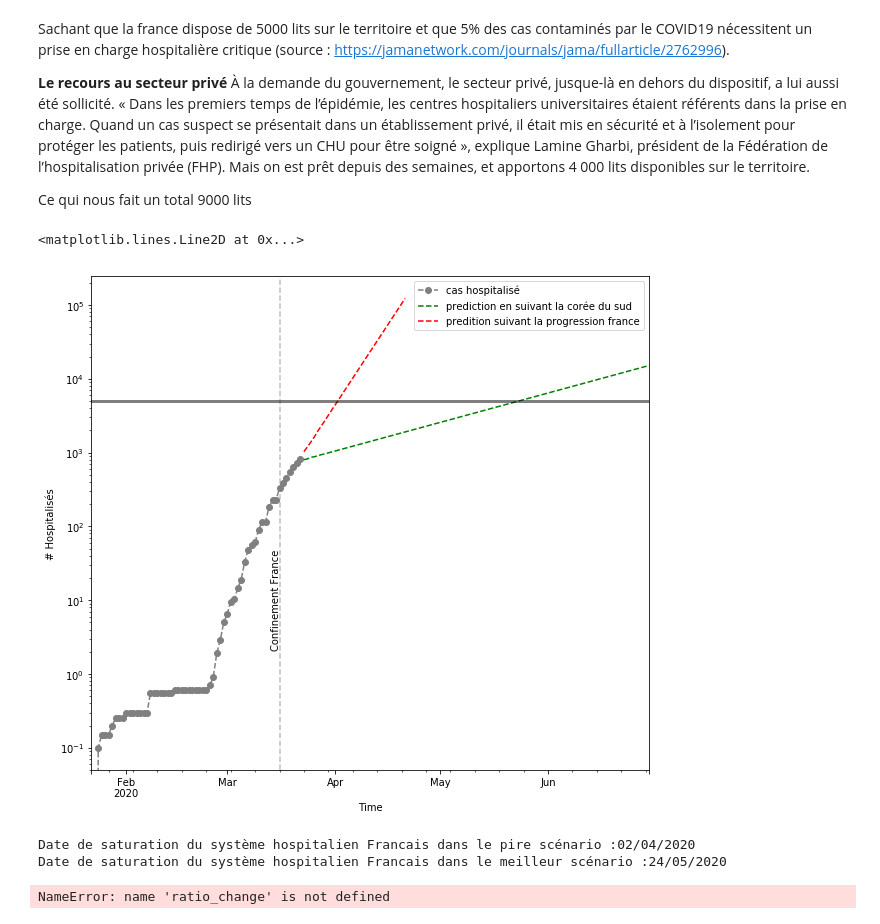
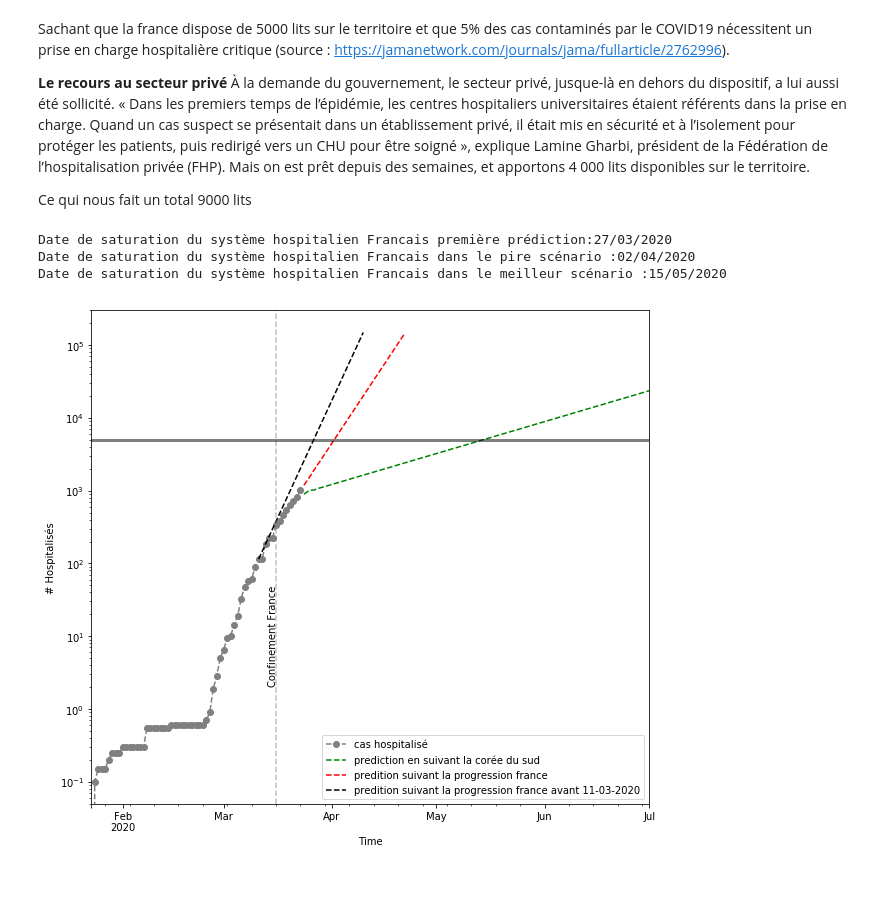
Before and after one commit to AmineDiro/Prediction-COVID19-France-, a Jupyter notebook: Prediction_saturation.ipynb, the cells around one changed output. Saved outputs shown, nothing was run; the diff lists cells and outputs as text; code cells hidden in the pictures; blank space fills up the shorter version.

```diff
--- a/Prediction_saturation.ipynb
+++ b/Prediction_saturation.ipynb
@@ -27,5 +27,6 @@ ts_confirmed = pd.read_csv("Data/time_series_covid_19_confirmed.csv")
 
 #Daily updates
 url="https://raw.githubusercontent.com/CSSEGISandData/COVID-19/master/csse_covid_19_data/csse_covid_19_time_series/time_series_19-covid-Confirmed.csv"
-ts_confirmed_new = pd.read_csv(url)
+url2='https://raw.githubusercontent.com/CSSEGISandData/COVID-19/master/csse_covid_19_data/csse_covid_19_time_series/time_series_covid19_confirmed_global.csv'
+ts_confirmed_new = pd.read_csv(url2)
 # %%
@@ -341,7 +293,7 @@ Ceci s'explique par le manque de tests généralisés en France.
 # %%
 dates = []
 index = []
-serie = ts_confirmed_new[ts_confirmed_new["Country/Region"] == "France"].sum()[4:]
+serie = ts_confirmed_new[ts_confirmed_new["Country/Region"] == "US"].sum()[4:]
 serie.index = pd.to_datetime(serie.index)
 serie = serie["2020-02-24":]
 
@@ -639,0 +599,10 @@ ax.legend(loc="best")
+# %%
+data =[f_confirmed[:'2020-03-11'][-1]]
+index_127 = [f_confirmed[:'2020-03-11'].index[-1]]
+for i in range(30):
+    n = data[-1]*1.27
+    index = index_127[-1] + timedelta(days=1)
+    data.append(n)
+    index_127.append(index)
+
+serie_127=pd.Series(data=data,index=index_127)
@@ -650,41 +653,43 @@ Ce qui nous fait un total 9000 lits
 hosp = f_confirmed_new.apply(lambda x: x * 0.05)
 hosp_france = serie30_france.apply(lambda x: x * 0.05)
 hosp_ks = serie30.apply(lambda x: x * 0.05)
+hosp_127 = serie_127.apply(lambda x: x * 0.05)
 # %%
 fig = plt.figure(figsize=(10, 20))
 ax = fig.add_subplot(2, 1, 1)
 ax.set_yscale("log")
 
 hosp.plot(ax=ax, c="grey", marker ='o',linestyle="--", label="cas hospitalisé")
 hosp_ks.plot(ax=ax, c="green", linestyle="--", label="prediction en suivant la corée du sud")
 hosp_france.plot(ax=ax, c="red", linestyle="--", label="predition suivant la progression france")
+hosp_127.plot(ax=ax, c="black", linestyle="--", label="predition suivant la progression france avant 11-03-2020")
 
 ax.axvline(x='2020-03-16',color='gray',linestyle='--',alpha=0.5)
 plt.text("2020-03-15", 50, 'Confinement France',
          rotation=90,
          horizontalalignment='center',
          verticalalignment='top',
          multialignment='center')
 ax.set_ylabel("# Hospitalisés")
 ax.set_xlabel("Time")
 ax.legend(loc="best")
 ax.axhline(y=5000, linewidth=3, color="black", alpha=0.5)
+
+
+print(
+    "Date de saturation du système hospitalien Francais première prédiction:"
+    + hosp_127.where(hosp_127 >= 5000).dropna().index[0].strftime("%d/%m/%Y")
+)
+print(
+    "Date de saturation du système hospitalien Francais dans le pire scénario :"
+    + hosp_france.where(hosp_france >= 5000).dropna().index[0].strftime("%d/%m/%Y")
+)
+print(
+    "Date de saturation du système hospitalien Francais dans le meilleur scénario :"
+    + hosp_ks.where(hosp_ks >= 5000).dropna().index[0].strftime("%d/%m/%Y")
+)
 # %% [output]
-<matplotlib.lines.Line2D at 0x...>
+Date de saturation du système hospitalien Francais première prédiction:27/03/2020
+Date de saturation du système hospitalien Francais dans le pire scénario :02/04/2020
+Date de saturation du système hospitalien Francais dans le meilleur scénario :15/05/2020
-[figure, old version]
+[figure, new version]
-# %%
-print(
-    "Date de saturation du système hospitalien Francais dans le pire scénario :"
-    + hosp_france.where(hosp_france >= 5000).dropna().index[0].strftime("%d/%m/%Y")
-)
-print(
-    "Date de saturation du système hospitalien Francais dans le meilleur scénario :"
-    + hosp_ks.where(hosp_ks >= 5000).dropna().index[0].strftime("%d/%m/%Y")
-)
-# %% [output]
-Date de saturation du système hospitalien Francais dans le pire scénario :02/04/2020
-Date de saturation du système hospitalien Francais dans le meilleur scénario :24/05/2020
-# %%
-ratio_change(serie30_france)
-# %% [output]
-NameError: name 'ratio_change' is not defined
```
Also changed, not shown: parts of 28 cells of this notebook.
